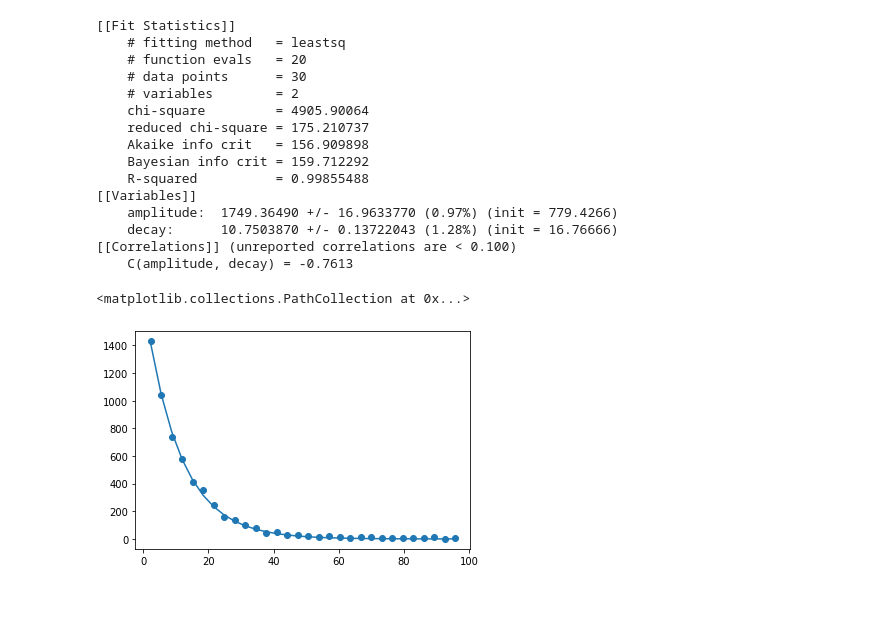
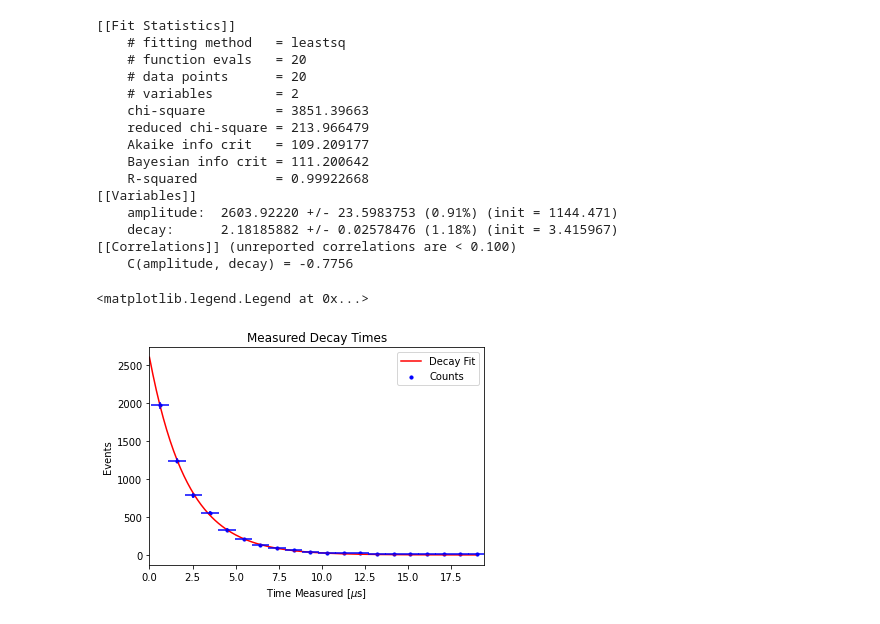
Before and after one commit to Fderick/Advanced-Lab-Data, a Jupyter notebook: Lab03-MuonLifetime.ipynb, the cells around one changed output. Drawn from its saved outputs; the diff is of its cells as text; code cells hidden in the pictures.

```diff
--- a/Lab03-MuonLifetime.ipynb
+++ b/Lab03-MuonLifetime.ipynb
@@ -102,27 +102,36 @@ plot_params = result_t.params.valuesdict()
-# %%
-#Use resulting equation to appropriate modify x-values
-measured_times = (ax-plot_params['b'])/plot_params['slope']
-output,_ = phy.fitExponential(measured_times,y)
-
-
-plt.plot(measured_times,output)
-
-plt.scatter(measured_times,y)
-# %% [output]
-[[Fit Statistics]]
-    # fitting method   = leastsq
-    # function evals   = 20
-    # data points      = 30
-    # variables        = 2
-    chi-square         = 4905.90064
-    reduced chi-square = 175.210737
-    Akaike info crit   = 156.909898
-    Bayesian info crit = 159.712292
-    R-squared          = 0.99855488
-[[Variables]]
-    amplitude:  1749.36490 +/- 16.9633770 (0.97%) (init = 779.4266)
-    decay:      10.7503870 +/- 0.13722043 (1.28%) (init = 16.76666)
-[[Correlations]] (unreported correlations are < 0.100)
-    C(amplitude, decay) = -0.7613
-<matplotlib.collections.PathCollection at 0x...>
-[figure, removed]
+# %%
+#Use resulting equation to appropriate modify x-values
+measured_times = (ax-plot_params['b'])/plot_params['slope']
+measured_counts = (x-plot_params['b'])/plot_params['slope']
+output,_,fit_x = phy.fitExponential(measured_times,y,step = 0.1)
+count_uncertainty = np.sqrt(y)
+
+#plt.hist(measured_counts,20)
+plt.title("Measured Decay Times")
+plt.plot(fit_x,output, label="Decay Fit",color='r')
+plt.xlabel(r"Time Measured [$\mu$s]")
+plt.ylabel(r"Events")
+#plot error bars
+plt.errorbar(measured_times,y, xerr = ((binEdges[1]-binEdges[0])/2-plot_params['b'])/plot_params['slope'],yerr = count_uncertainty, ls = "None", color = "b")
+#plot scatter plot
+plt.scatter(measured_times,y, s = 10, marker = "o", color = "b",label ="Counts")
+plt.xlim([0,19.4])
+plt.legend(loc="upper right")
+# %% [output]
+[[Fit Statistics]]
+    # fitting method   = leastsq
+    # function evals   = 20
+    # data points      = 20
+    # variables        = 2
+    chi-square         = 3851.39663
+    reduced chi-square = 213.966479
+    Akaike info crit   = 109.209177
+    Bayesian info crit = 111.200642
+    R-squared          = 0.99922668
+[[Variables]]
+    amplitude:  2603.92220 +/- 23.5983753 (0.91%) (init = 1144.471)
+    decay:      2.18185882 +/- 0.02578476 (1.18%) (init = 3.415967)
+[[Correlations]] (unreported correlations are < 0.100)
+    C(amplitude, decay) = -0.7756
+<matplotlib.legend.Legend at 0x...>
+[figure, added]
```
Also changed, not shown: parts of 4 cells of this notebook.
